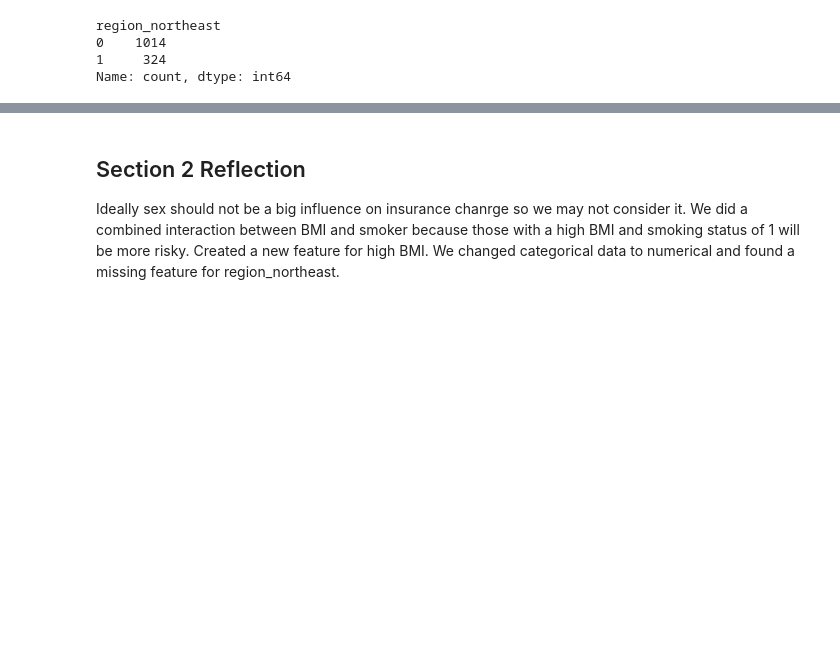
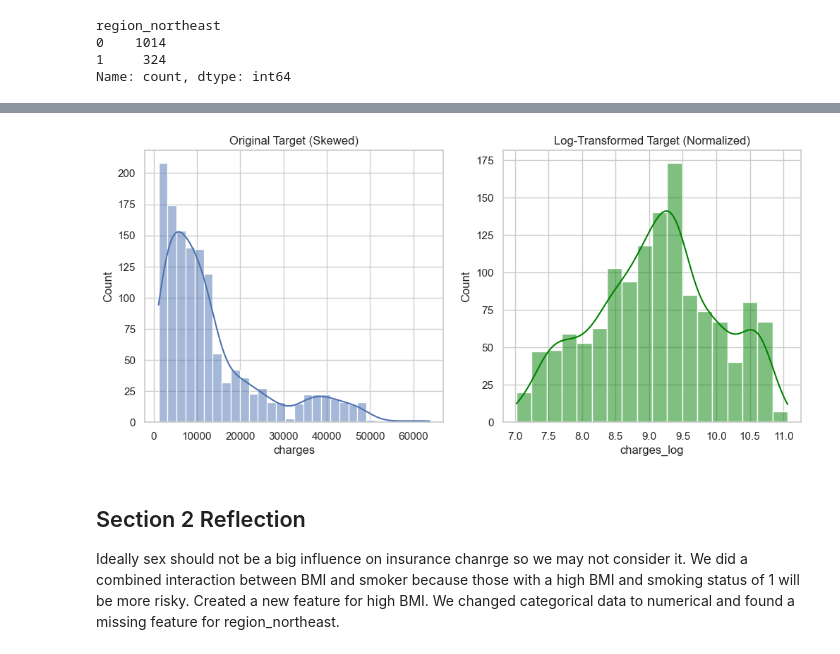
Before and after one commit to jarjarredred/ml-modules, a Jupyter notebook: notebooks/ml_regression_jarred/regression_jarred.ipynb, the cells around one changed output, grey strips where cells are left out. Cells and saved outputs as stored; diff of their text form; code cells hidden in the pictures; blank space fills up the shorter version.

```diff
--- a/notebooks/ml_regression_jarred/regression_jarred.ipynb
+++ b/notebooks/ml_regression_jarred/regression_jarred.ipynb
@@ -167,0 +208,14 @@ New features created.
+# %%
+from sklearn.preprocessing import StandardScaler
+
+# Initialize the scaler
+scaler = StandardScaler()
+
+# Select columns to scale (we typically don't scale binary 0/1 columns)
+cols_to_scale = ['age', 'bmi', 'children', 'bmi_smoker_interaction']
+
+# Apply the scaling
+insurance[cols_to_scale] = scaler.fit_transform(insurance[cols_to_scale])
+
+# Check the results (Mean should be ~0, Std ~1)
+insurance[cols_to_scale].describe()
@@ -168,3 +232,23 @@ New features created.
+# %%
+# Apply Log Transform to the target variable
+# np.log1p calculates log(1 + x) to avoid errors with zero values
+insurance['charges_log'] = np.log1p(insurance['charges'])
+
+plt.figure(figsize=(12, 5))
+
+# Original
+plt.subplot(1, 2, 1)
+sns.histplot(insurance['charges'], kde=True)
+plt.title("Original Target (Skewed)")
+
+# Log Transformed
+plt.subplot(1, 2, 2)
+sns.histplot(insurance['charges_log'], kde=True, color='green')
+plt.title("Log-Transformed Target (Normalized)")
+
+plt.show()
+# %% [output]
+[figure, added]
 # %% [markdown]
 ## Section 2 Reflection
 
```
Also changed, not shown: parts of 17 cells of this notebook, 1 other file.
